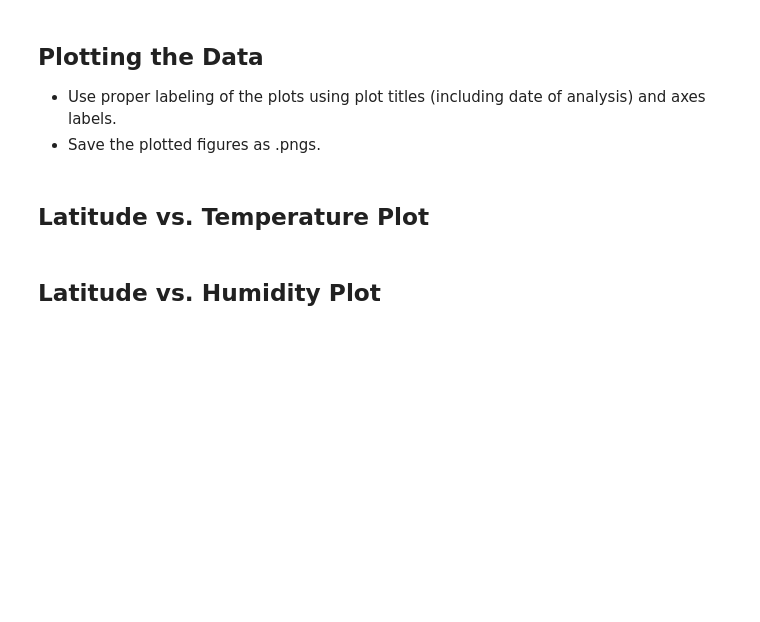
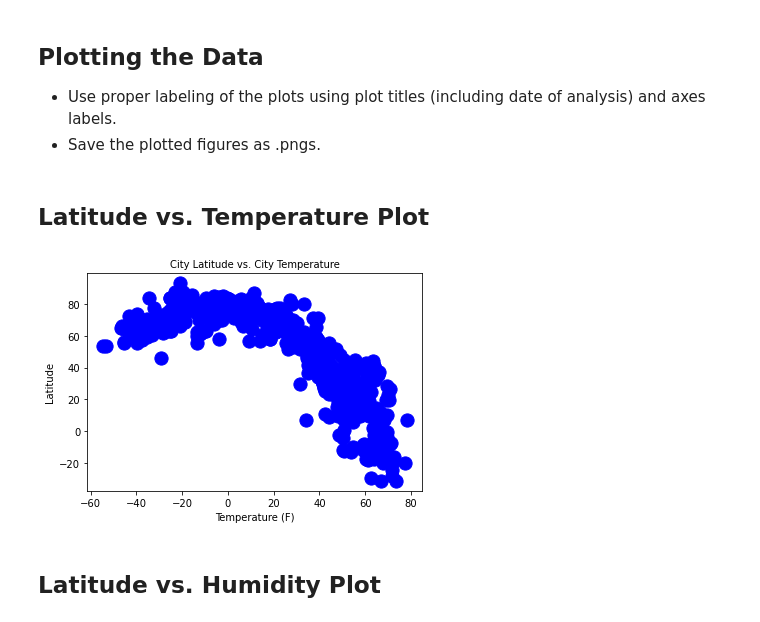
Before and after one commit to Patriotwo/Python-API-Challenge, a Jupyter notebook: Weatherpy-starter_code/WeatherPy.ipynb, the cells around one changed output. Drawn from its saved outputs; the diff is of its cells as text; code cells hidden in the pictures; blank space fills up the shorter version.

```diff
--- a/Weatherpy-starter_code/WeatherPy.ipynb
+++ b/Weatherpy-starter_code/WeatherPy.ipynb
@@ -247,5 +244,17 @@ Indices at which element greater than 100% Humidity is present: []
 * Save the plotted figures as .pngs.
 # %% [markdown]
 ## Latitude vs. Temperature Plot
+# %%
+# Build a scatterplot for latitude vs Temperature
+plt.scatter(weather_data["Lat"], weather_data["Temperature"],s=175, color="blue")
+plt.title("City Latitude vs. City Temperature", fontsize = 10)
+plt.xlabel("Temperature (F)", fontsize = 10)
+plt.ylabel("Latitude", fontsize = 10)
+
+
+plt.savefig("../images/LatitudevsTemperature_Scatterplot.png")
+plt.show()
+# %% [output]
+[figure, added]
 # %% [markdown]
 ## Latitude vs. Humidity Plot
```
Also changed, not shown: parts of 22 cells of this notebook, 14 other files.
